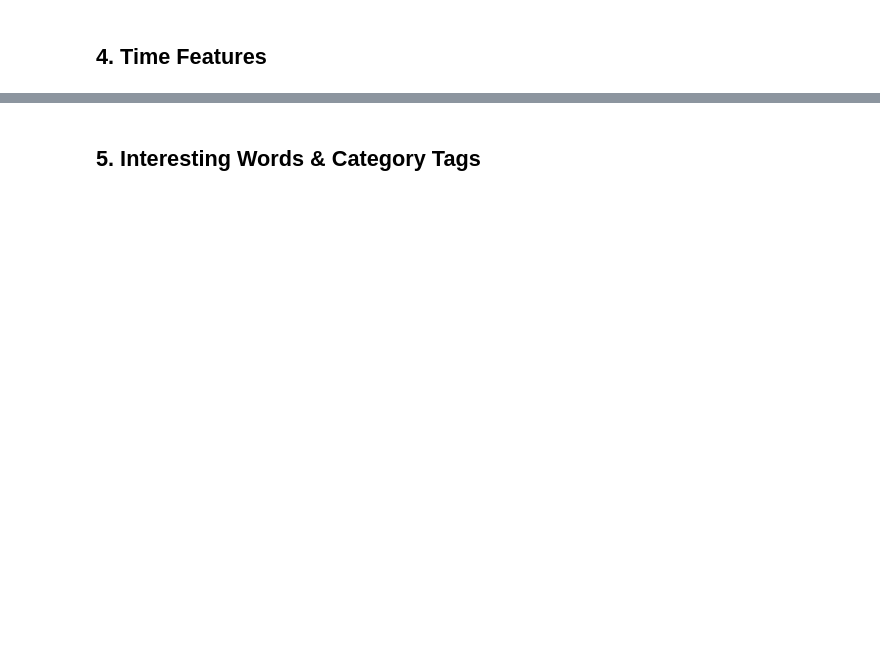
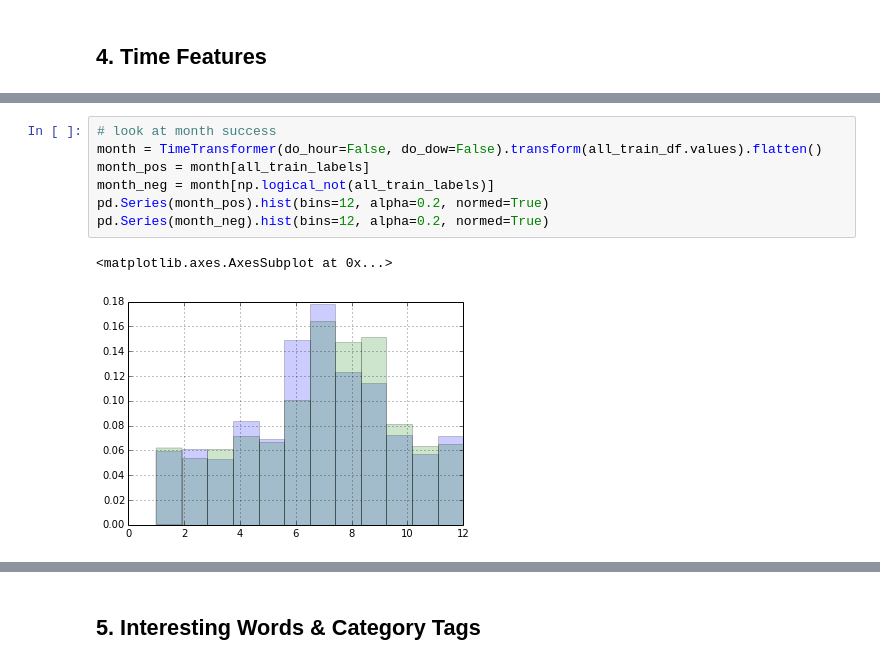
Before and after one commit to rboberg/brokenBNZ, a Jupyter notebook: code/final_submission.ipynb, the cells around one changed output, grey strips where cells are left out. Saved outputs shown, nothing was run; the diff lists cells and outputs as text; blank space fills up the shorter version.

```diff
--- a/code/final_submission.ipynb
+++ b/code/final_submission.ipynb
@@ -524,0 +827,10 @@ The following table documents our results so far. The mean and median scores com
+# %%
+# look at month success
+month = TimeTransformer(do_hour=False, do_dow=False).transform(all_train_df.values).flatten()
+month_pos = month[all_train_labels]
+month_neg = month[np.logical_not(all_train_labels)]
+pd.Series(month_pos).hist(bins=12, alpha=0.2, normed=True)
+pd.Series(month_neg).hist(bins=12, alpha=0.2, normed=True)
+# %% [output]
+<matplotlib.axes.AxesSubplot at 0x...>
+[figure, added]
```
Also changed, not shown: parts of 26 cells of this notebook.
